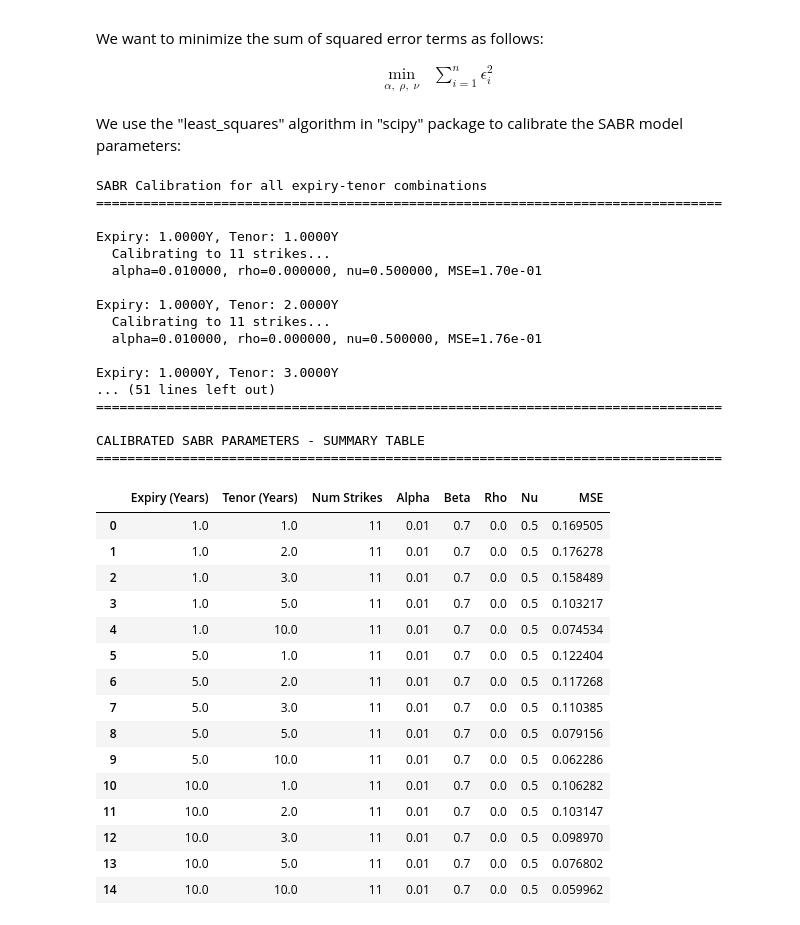
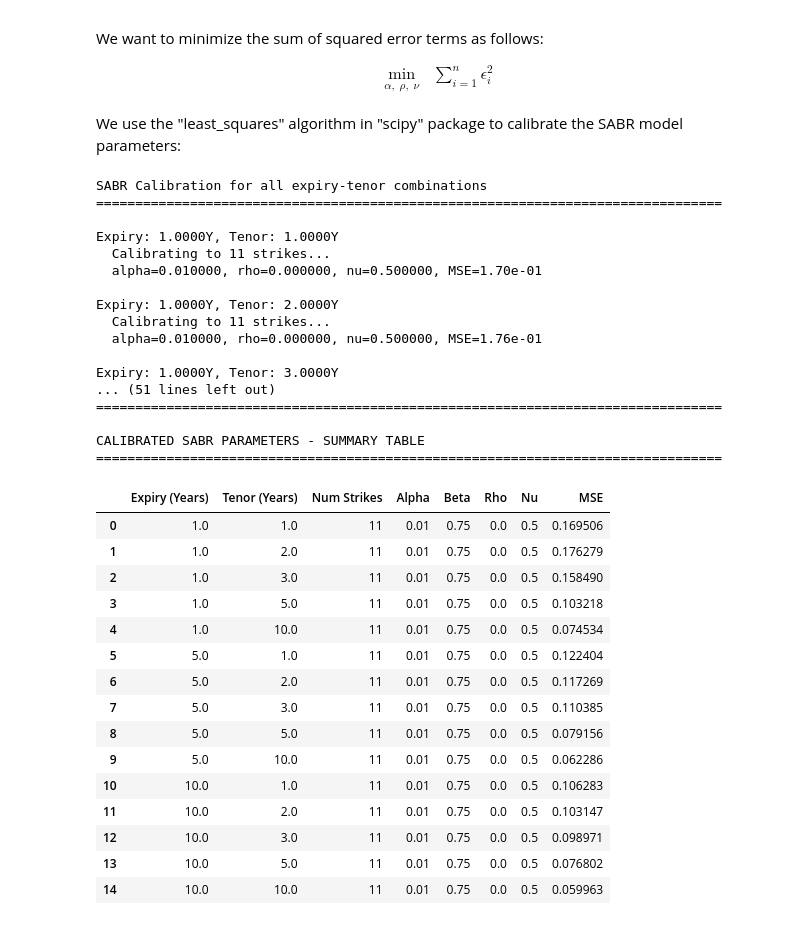
Before and after one commit to Gregtwl/QF605_Assignment, a Jupyter notebook: Answer_Deck_Part2.ipynb, the cells around one changed output. Cells and saved outputs as stored; diff of their text form; code cells hidden in the pictures.

```diff
--- a/Answer_Deck_Part2.ipynb
+++ b/Answer_Deck_Part2.ipynb
@@ -697,7 +672,7 @@ We want to minimize the sum of squared error terms as follows:
 
 We use the "least_squares" algorithm in "scipy" package to calibrate the SABR model parameters:
 # %%
-beta = 0.7
+beta = 0.75
 
 def sabrcalibration(x, strikes, vols, F, T):
     err = 0.0
@@ -816,7 +791,7 @@ def calibrate_sabr_parameters(strikes, market_vols, F, T, beta, max_iterations=5
 # Extract strikes and forward rate
 F = 1.0  # Normalized forward rate. Need to update if we want to use actual forward rates from market data
 strikes_list = df_bps.columns.astype(float).to_list()
-beta = 0.7
+beta = 0.75
 
 # Store results
 calibration_results = []
@@ -871,45 +846,45 @@ for expiry_idx in range(len(df_timings)):
 
 # Create results dataframe
 df_calibration = pd.DataFrame(calibration_results)
 
 print("\n" + "=" * 80)
 print("\nCALIBRATED SABR PARAMETERS - SUMMARY TABLE")
 print("=" * 80)
 display(df_calibration.round(6))
 
 # Optional: Save to CSV
 # df_calibration.to_csv('SABR_Calibration_Results.csv', index=False)
 # %% [output]
 SABR Calibration for all expiry-tenor combinations
 ================================================================================
 
 Expiry: 1.0000Y, Tenor: 1.0000Y
   Calibrating to 11 strikes...
   alpha=0.010000, rho=0.000000, nu=0.500000, MSE=1.70e-01
 
 Expiry: 1.0000Y, Tenor: 2.0000Y
   Calibrating to 11 strikes...
   alpha=0.010000, rho=0.000000, nu=0.500000, MSE=1.76e-01
 
 Expiry: 1.0000Y, Tenor: 3.0000Y
 ... (51 lines left out)
 ================================================================================
 
 CALIBRATED SABR PARAMETERS - SUMMARY TABLE
 ================================================================================
 |  | Expiry (Years) | Tenor (Years) | Num Strikes | Alpha | Beta | Rho | Nu | MSE |
-| 0 | 1.0 | 1.0 | 11 | 0.01 | 0.7 | 0.0 | 0.5 | 0.169505 |
-| 1 | 1.0 | 2.0 | 11 | 0.01 | 0.7 | 0.0 | 0.5 | 0.176278 |
-| 2 | 1.0 | 3.0 | 11 | 0.01 | 0.7 | 0.0 | 0.5 | 0.158489 |
-| 3 | 1.0 | 5.0 | 11 | 0.01 | 0.7 | 0.0 | 0.5 | 0.103217 |
-| 4 | 1.0 | 10.0 | 11 | 0.01 | 0.7 | 0.0 | 0.5 | 0.074534 |
-| 5 | 5.0 | 1.0 | 11 | 0.01 | 0.7 | 0.0 | 0.5 | 0.122404 |
-| 6 | 5.0 | 2.0 | 11 | 0.01 | 0.7 | 0.0 | 0.5 | 0.117268 |
-| 7 | 5.0 | 3.0 | 11 | 0.01 | 0.7 | 0.0 | 0.5 | 0.110385 |
-| 8 | 5.0 | 5.0 | 11 | 0.01 | 0.7 | 0.0 | 0.5 | 0.079156 |
-| 9 | 5.0 | 10.0 | 11 | 0.01 | 0.7 | 0.0 | 0.5 | 0.062286 |
-| 10 | 10.0 | 1.0 | 11 | 0.01 | 0.7 | 0.0 | 0.5 | 0.106282 |
-| 11 | 10.0 | 2.0 | 11 | 0.01 | 0.7 | 0.0 | 0.5 | 0.103147 |
-| 12 | 10.0 | 3.0 | 11 | 0.01 | 0.7 | 0.0 | 0.5 | 0.098970 |
-| 13 | 10.0 | 5.0 | 11 | 0.01 | 0.7 | 0.0 | 0.5 | 0.076802 |
-| 14 | 10.0 | 10.0 | 11 | 0.01 | 0.7 | 0.0 | 0.5 | 0.059962 |
+| 0 | 1.0 | 1.0 | 11 | 0.01 | 0.75 | 0.0 | 0.5 | 0.169506 |
+| 1 | 1.0 | 2.0 | 11 | 0.01 | 0.75 | 0.0 | 0.5 | 0.176279 |
+| 2 | 1.0 | 3.0 | 11 | 0.01 | 0.75 | 0.0 | 0.5 | 0.158490 |
+| 3 | 1.0 | 5.0 | 11 | 0.01 | 0.75 | 0.0 | 0.5 | 0.103218 |
+| 4 | 1.0 | 10.0 | 11 | 0.01 | 0.75 | 0.0 | 0.5 | 0.074534 |
+| 5 | 5.0 | 1.0 | 11 | 0.01 | 0.75 | 0.0 | 0.5 | 0.122404 |
+| 6 | 5.0 | 2.0 | 11 | 0.01 | 0.75 | 0.0 | 0.5 | 0.117269 |
+| 7 | 5.0 | 3.0 | 11 | 0.01 | 0.75 | 0.0 | 0.5 | 0.110385 |
+| 8 | 5.0 | 5.0 | 11 | 0.01 | 0.75 | 0.0 | 0.5 | 0.079156 |
+| 9 | 5.0 | 10.0 | 11 | 0.01 | 0.75 | 0.0 | 0.5 | 0.062286 |
+| 10 | 10.0 | 1.0 | 11 | 0.01 | 0.75 | 0.0 | 0.5 | 0.106283 |
+| 11 | 10.0 | 2.0 | 11 | 0.01 | 0.75 | 0.0 | 0.5 | 0.103147 |
+| 12 | 10.0 | 3.0 | 11 | 0.01 | 0.75 | 0.0 | 0.5 | 0.098971 |
+| 13 | 10.0 | 5.0 | 11 | 0.01 | 0.75 | 0.0 | 0.5 | 0.076802 |
+| 14 | 10.0 | 10.0 | 11 | 0.01 | 0.75 | 0.0 | 0.5 | 0.059963 |
```
Also changed, not shown: parts of 5 cells of this notebook, 1 other file.
